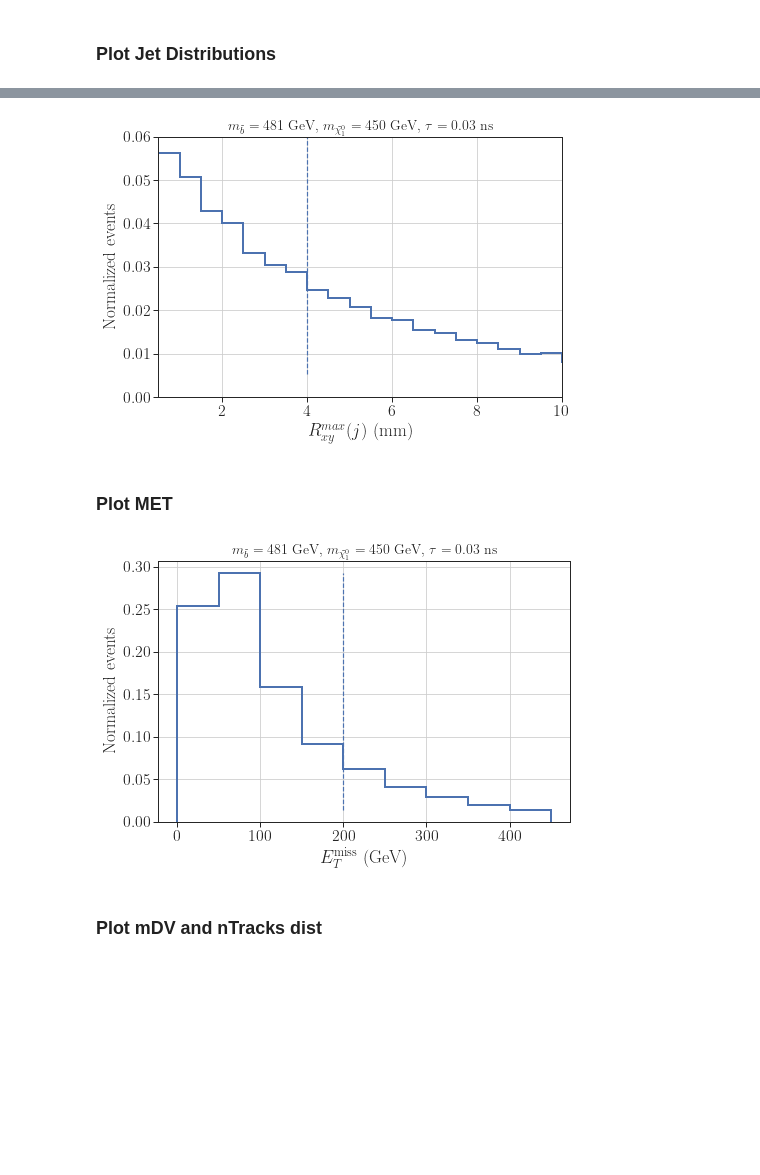
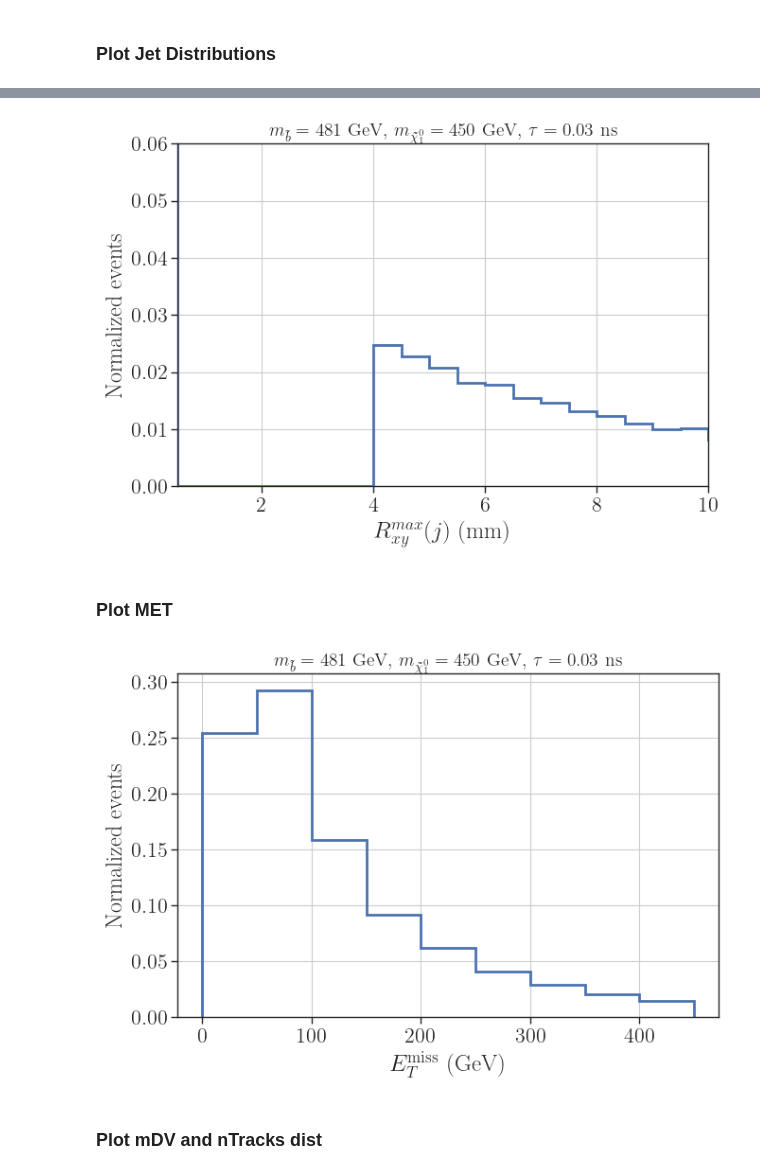
Before and after one commit to andlessa/LLP-CDFO, a Jupyter notebook: plotting/distributions/plots-dists-ATLAS-SUSY-2016-08-Bias.ipynb, the cells around one changed output, grey strips where cells are left out. Drawn from its saved outputs; the diff is of its cells as text; code cells hidden in the pictures; blank space fills up the shorter version.

```diff
--- a/plotting/distributions/plots-dists-ATLAS-SUSY-2016-08-Bias.ipynb
+++ b/plotting/distributions/plots-dists-ATLAS-SUSY-2016-08-Bias.ipynb
@@ -102,10 +100,11 @@ for inputFile in inputFiles:
         jets = getJets(tree.GenJet,pTmin=25.,etaMax=5.0)
         jets = sorted(jets, key = lambda j: j.PT, reverse=True)
         jetsDisp = getDisplacedJets(jets,llps)
+        jetsDisp = [j for j in jetsDisp[:] if j.llp.r_decay > 4.0]
         jetsPrompt = [j for j in jets if not any(j is jd for jd in jetsDisp)]
 
         njets.append(len(jetsPrompt))
-        njetsDisp.append(len([j for j in jetsDisp if j.llp.r_decay > 4.0]))
+        njetsDisp.append(len(jetsDisp))
         pt1 = 0.0
         pt2 = 0.0
         pt1Disp = 0.0
@@ -220,23 +210,23 @@ plt.show()
 # %%
 fig = plt.figure(figsize=(7,5))
 njBins = np.arange(0.,15.,0.5)
 h1,b,_ = plt.hist(RDV_max,weights=weightsPB/totalweightPB,histtype='step',linewidth=2,
          bins=njBins,density=False,color=colors[0])
 
-plt.vlines(x=4.,ymin=h1.min(),ymax=0.2,linestyle = 'dashed', color=colors[0])
+# plt.vlines(x=4.,ymin=h1.min(),ymax=0.2,linestyle = 'dashed', color=colors[0])
 plt.grid()
 # plt.text(b[6],0.05,r'$p_T(j) > 25$ GeV',
 #          fontsize=15,bbox={'boxstyle':'round', 'facecolor':'white'})
 plt.xlabel(r'$R_{xy}^{max}(j)$ (mm)',fontsize=18)
 plt.ylabel('Normalized events')
 plt.xlim(0.5,10.)
 plt.ylim(0.0,0.06)
 plt.title(title,fontsize=14)
 plt.tight_layout()
 plt.savefig('rdvjet_%s.png' %figlabel)
 plt.show()
 # %% [output]
-[figure, old version]
+[figure, new version]
 # %% [markdown]
 ### Plot MET
 # %%
@@ -244,7 +234,7 @@ fig = plt.figure(figsize=(7,5))
 metBins = np.arange(0.,500.,50.)
 h1,_,_ = plt.hist(met,weights=weightsPB/totalweightPB,histtype='step',linewidth=2,
          bins=metBins,density=False,color=colors[0])
-plt.vlines(x=200.,ymin=h1.min(),ymax=h1.max(),linestyle = 'dashed', color=colors[0])
+# plt.vlines(x=200.,ymin=h1.min(),ymax=h1.max(),linestyle = 'dashed', color=colors[0])
 plt.grid()
 
 plt.xlabel(r'$E_{T}^{\rm miss}$ (GeV)',fontsize=18)
@@ -254,7 +244,7 @@ plt.tight_layout()
 plt.savefig('met_%s.png' %figlabel)
 plt.show()
 # %% [output]
-[figure, old version]
+[figure, new version]
 # %% [markdown]
 ### Plot mDV and nTracks dist
 # %%
```
Also changed, not shown: parts of 5 cells of this notebook, 9 other files.
